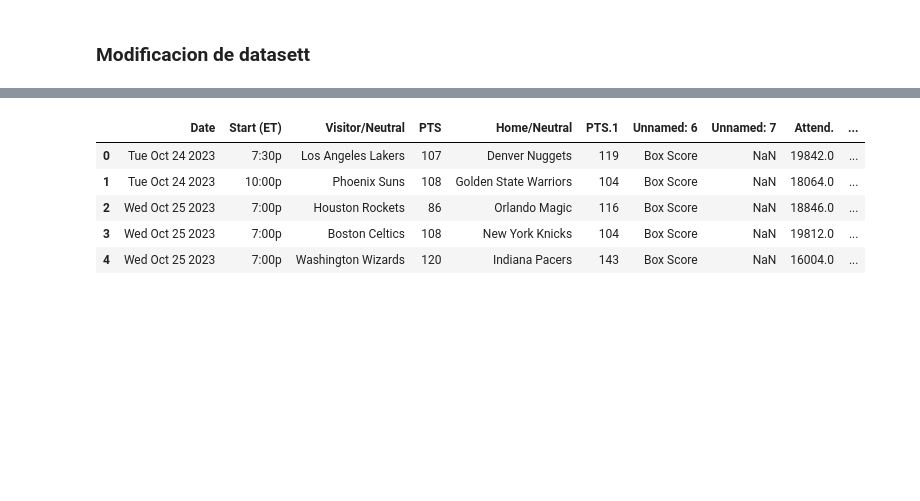
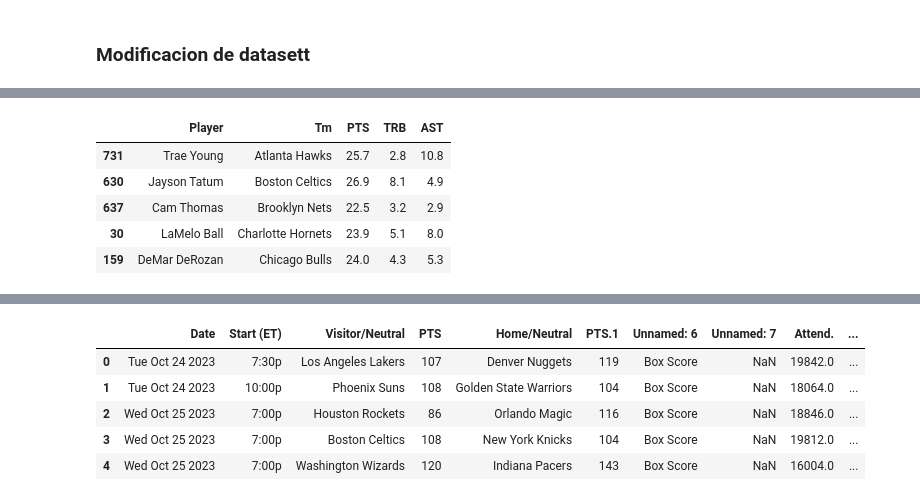
Before and after one commit to tperezv2004/proyecto.github.io, a Jupyter notebook: asses/py/limpieza.ipynb, the cells around one changed output, grey strips where cells are left out. Cells and saved outputs as stored; diff of their text form; code cells hidden in the pictures; blank space fills up the shorter version.

```diff
--- a/asses/py/limpieza.ipynb
+++ b/asses/py/limpieza.ipynb
@@ -161,0 +231,12 @@ memory usage: 172.4+ KB
+# %%
+# Encontramos el jugador con el máximo promedio de puntos para cada equipo
+df_star = df_players[['Player', 'Tm', 'PTS', 'TRB', 'AST']]
+df_star = df_star.loc[df_star.groupby('Tm')['PTS'].idxmax()]
+df_star.head()
+# %% [output]
+|  | Player | Tm | PTS | TRB | AST |
+| 731 | Trae Young | Atlanta Hawks | 25.7 | 2.8 | 10.8 |
+| 630 | Jayson Tatum | Boston Celtics | 26.9 | 8.1 | 4.9 |
+| 637 | Cam Thomas | Brooklyn Nets | 22.5 | 3.2 | 2.9 |
+| 30 | LaMelo Ball | Charlotte Hornets | 23.9 | 5.1 | 8.0 |
+| 159 | DeMar DeRozan | Chicago Bulls | 24.0 | 4.3 | 5.3 |
```
Also changed, not shown: parts of 16 cells of this notebook, 10 other files.
